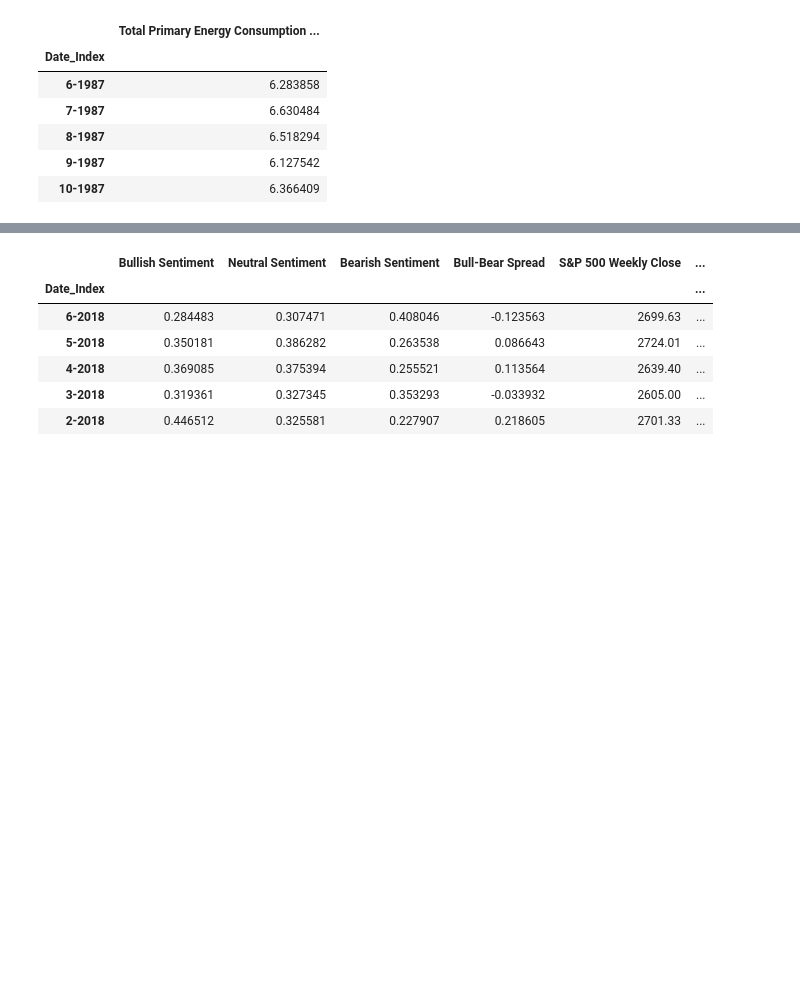
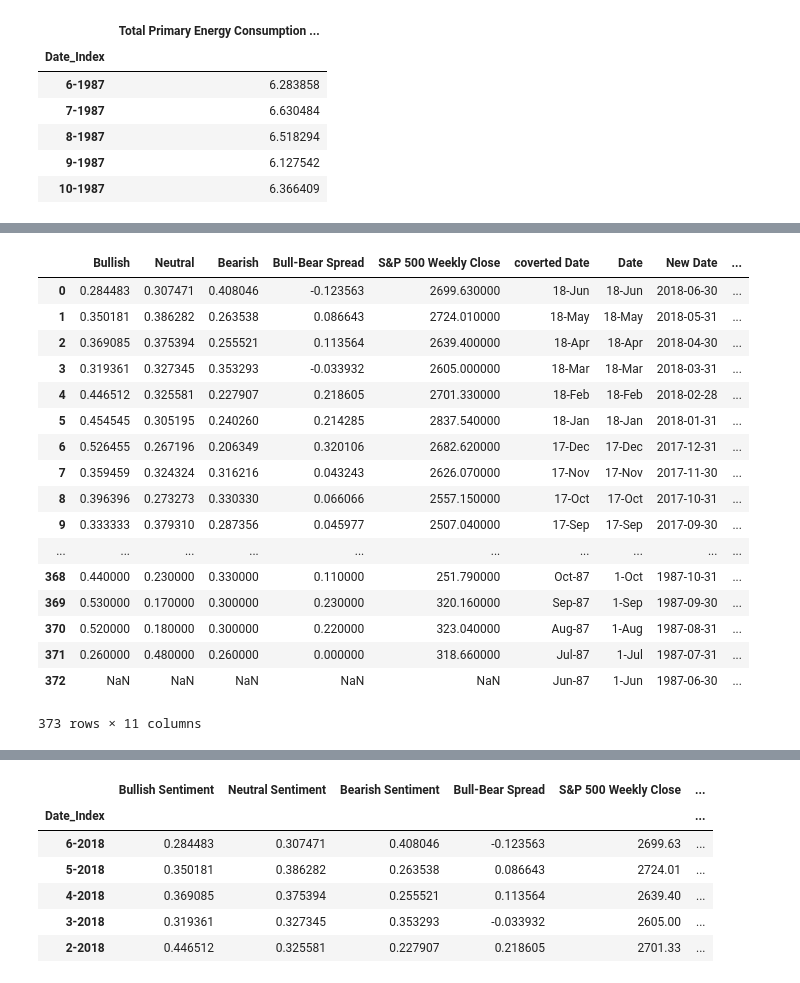
Before and after one commit to axbarrera/Project-Group-9, a Jupyter notebook: ETL_complete.ipynb, the cells around one changed output, grey strips where cells are left out. Saved outputs shown, nothing was run; the diff lists cells and outputs as text; code cells hidden in the pictures; blank space fills up the shorter version.

```diff
--- a/ETL_complete.ipynb
+++ b/ETL_complete.ipynb
@@ -121,7 +162,27 @@ energy_indexed.head()
 # %%
 # drop columns for investor data
 
 investor_sentiment_refined = investor_sentiment.drop(columns=["Old Date", "Total", "Bullish 8-Week Mov Avg", "Bullish Average", "Bullish Average + St. Dev", "Bullish Average - St. Dev", "S&P 500 Weekly High", "S&P 500 Weekly Low", "Unnamed: 13"])
+investor_sentiment_refined
+# %% [output]
+|  | Bullish | Neutral | Bearish | Bull-Bear Spread | S&P 500 Weekly Close | coverted Date | Date | New Date | ... |
+| 0 | 0.284483 | 0.307471 | 0.408046 | -0.123563 | 2699.630000 | 18-Jun | 18-Jun | 2018-06-30 | ... |
+| 1 | 0.350181 | 0.386282 | 0.263538 | 0.086643 | 2724.010000 | 18-May | 18-May | 2018-05-31 | ... |
+| 2 | 0.369085 | 0.375394 | 0.255521 | 0.113564 | 2639.400000 | 18-Apr | 18-Apr | 2018-04-30 | ... |
+| 3 | 0.319361 | 0.327345 | 0.353293 | -0.033932 | 2605.000000 | 18-Mar | 18-Mar | 2018-03-31 | ... |
+| 4 | 0.446512 | 0.325581 | 0.227907 | 0.218605 | 2701.330000 | 18-Feb | 18-Feb | 2018-02-28 | ... |
+| 5 | 0.454545 | 0.305195 | 0.240260 | 0.214285 | 2837.540000 | 18-Jan | 18-Jan | 2018-01-31 | ... |
+| 6 | 0.526455 | 0.267196 | 0.206349 | 0.320106 | 2682.620000 | 17-Dec | 17-Dec | 2017-12-31 | ... |
+| 7 | 0.359459 | 0.324324 | 0.316216 | 0.043243 | 2626.070000 | 17-Nov | 17-Nov | 2017-11-30 | ... |
+| 8 | 0.396396 | 0.273273 | 0.330330 | 0.066066 | 2557.150000 | 17-Oct | 17-Oct | 2017-10-31 | ... |
+| 9 | 0.333333 | 0.379310 | 0.287356 | 0.045977 | 2507.040000 | 17-Sep | 17-Sep | 2017-09-30 | ... |
+| ... | ... | ... | ... | ... | ... | ... | ... | ... | ... |
+| 368 | 0.440000 | 0.230000 | 0.330000 | 0.110000 | 251.790000 | Oct-87 | 1-Oct | 1987-10-31 | ... |
+| 369 | 0.530000 | 0.170000 | 0.300000 | 0.230000 | 320.160000 | Sep-87 | 1-Sep | 1987-09-30 | ... |
+| 370 | 0.520000 | 0.180000 | 0.300000 | 0.220000 | 323.040000 | Aug-87 | 1-Aug | 1987-08-31 | ... |
+| 371 | 0.260000 | 0.480000 | 0.260000 | 0.000000 | 318.660000 | Jul-87 | 1-Jul | 1987-07-31 | ... |
+| 372 | NaN | NaN | NaN | NaN | NaN | Jun-87 | 1-Jun | 1987-06-30 | ... |
+373 rows × 11 columns
 # %%
 # rename columns for investor data
 investor_sentiment_renamed =investor_sentiment_refined.rename(columns={"Bullish": "Bullish Sentiment", "Neutral": "Neutral Sentiment", "Bearish": "Bearish Sentiment", "coverted Date": "Date"})
```
Also changed, not shown: parts of 6 cells of this notebook, 11 other files.
